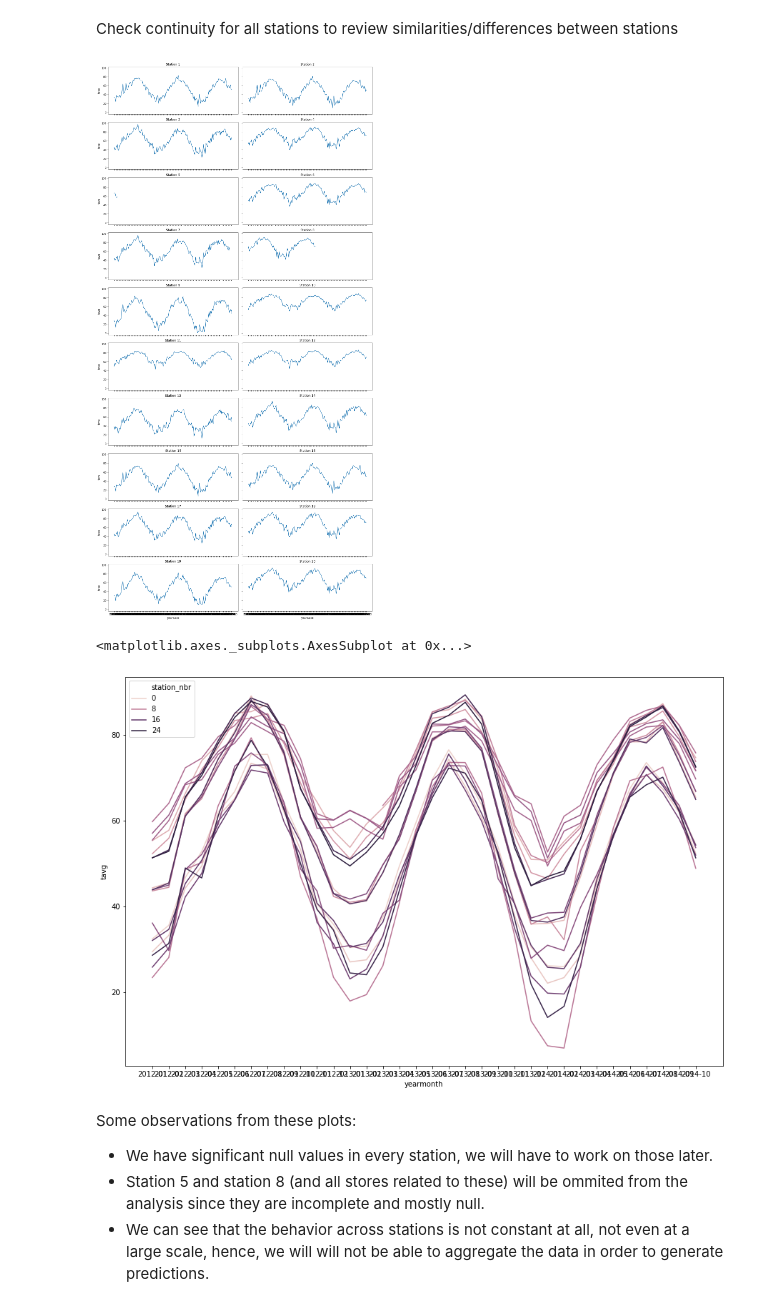
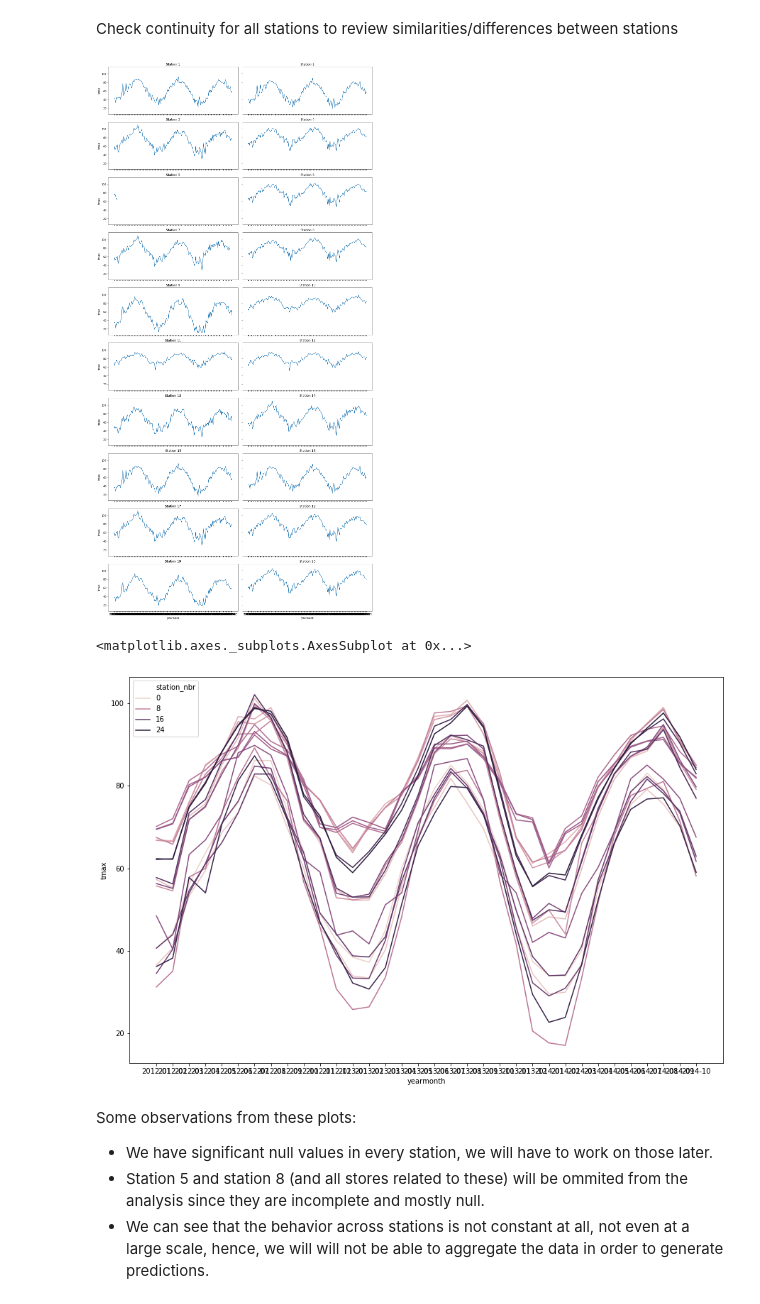
Before and after one commit to josescuderoh/retail_forecasting, a Jupyter notebook: Code/EDA.ipynb, the cells around one changed output. Cells and saved outputs as stored; diff of their text form; code cells hidden in the pictures.

```diff
--- a/Code/EDA.ipynb
+++ b/Code/EDA.ipynb
@@ -201,24 +201,24 @@ Check continuity for all stations to review similarities/differences between sta
 # %%
 fig, axes = plt.subplots(10,2, figsize=(15,30), sharex=True, sharey=True)
 
-tavg_by_stat = weather_df.groupby(['yearweek', 'station_nbr'])[['tavg']].mean().reset_index()
+tavg_by_stat = weather_df.groupby(['yearweek', 'station_nbr'])[['tmax']].mean().reset_index()
 
 for ax, station in zip(axes.flat, weather_df.station_nbr.unique()):
-    sns.lineplot(data=tavg_by_stat.loc[tavg_by_stat.station_nbr == station], x='yearweek', y='tavg', ax=ax)
+    sns.lineplot(data=tavg_by_stat.loc[tavg_by_stat.station_nbr == station], x='yearweek', y='tmax', ax=ax)
     ax.set_title(f'Station {station}')
 
 fig.tight_layout()
 # %% [output]
-[figure, old version]
+[figure, new version]
 # %%
-tavg_by_stat = weather_df.groupby(['yearmonth', 'station_nbr'])[['tavg']].mean().reset_index()
+tavg_by_stat = weather_df.groupby(['yearmonth', 'station_nbr'])[['tmax']].mean().reset_index()
 
 fig,ax = plt.subplots(1,1, figsize=(15,10))
-sns.lineplot(data=tavg_by_stat, x='yearmonth', y='tavg', hue='station_nbr', ax=ax)
+sns.lineplot(data=tavg_by_stat, x='yearmonth', y='tmax', hue='station_nbr', ax=ax)
 #ax.set_xticklabels()
 # %% [output]
 <matplotlib.axes._subplots.AxesSubplot at 0x...>
-[figure, old version]
+[figure, new version]
 # %% [markdown]
 Some observations from these plots:
 
```
Also changed, not shown: 1 other file.
